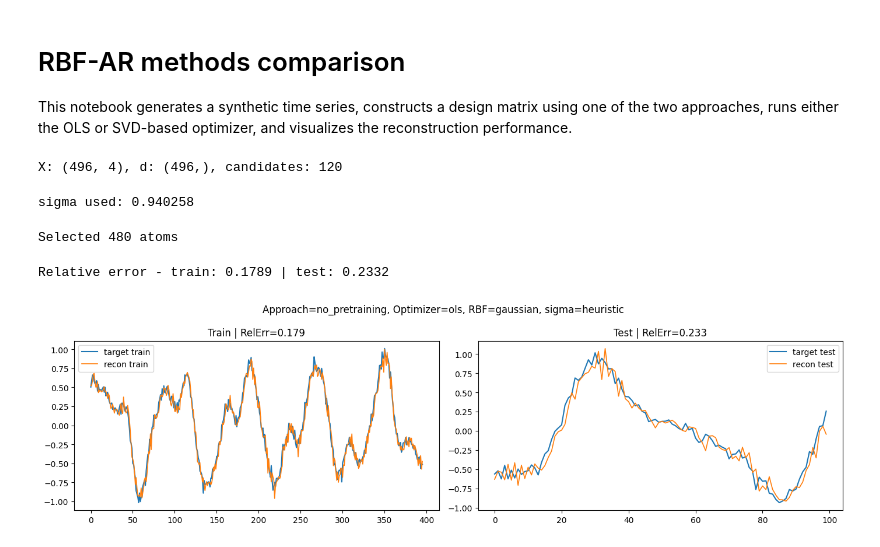
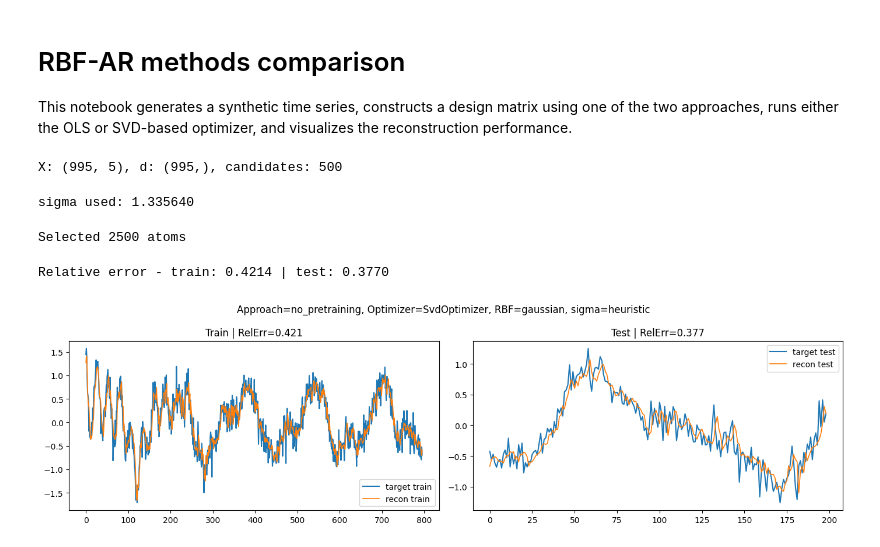
Before and after one commit to lichterberci/rbfar-ols, a Jupyter notebook: rbfar-methods-comparison.ipynb, the cells around one changed output. Drawn from its saved outputs; the diff is of its cells as text; code cells hidden in the pictures.

```diff
--- a/rbfar-methods-comparison.ipynb
+++ b/rbfar-methods-comparison.ipynb
@@ -63,6 +49,7 @@ def make_time_series(l=cfg.l, noise=cfg.noise, seed=0):
         0.6*np.sin(0.6*t)
         + 0.3*np.sin(1.3*t + 0.5)
         + 0.1*np.sin(2.1*t + 1.2)
+        + np.exp(-0.1*t)*np.sin(3.7*t + 0.7)
     )
     y += noise * rng.standard_normal(l)
     return y.astype(np.float32)
@@ -87,9 +74,10 @@ candidate_indices = torch.arange(m, dtype=torch.long)
 
 print(f"X: {tuple(X.shape)}, d: {tuple(d.shape)}, candidates: {m}")
 # %% [output]
-X: (496, 4), d: (496,), candidates: 120
+X: (995, 5), d: (995,), candidates: 500
 # %%
 # Split into train/test and precompute sigma
+
 
 split = int(0.8 * l_eff)
 X_train, X_test = X[:split], X[split:]
@@ -97,45 +85,34 @@ d_train, d_test = d[:split], d[split:]
 
 # Candidate centres remain the same indices for the full dataset; for fair use,
 # we can restrict centres to train rows if desired. Here we use train indices.
-train_candidates = torch.arange(min(cfg.m, X_train.shape[0]), dtype=torch.long)
+train_candidates = torch.randperm(X_train.shape[0], dtype=torch.long)[:min(cfg.m, X_train.shape[0])]
 
 # Compute sigma once (heuristic) on the training set for reproducibility
 sigma_val = (
-    dm.estimate_sigma_median(X_train, train_candidates).item()
+    estimate_sigma_median(X_train, train_candidates).item()
     if cfg.sigma is None
     else cfg.sigma
 )
 print(f"sigma used: {sigma_val:.6f}" if isinstance(sigma_val, float) else f"sigma used: {sigma_val}")
 # %% [output]
-sigma used: 0.940258
+sigma used: 1.335640
 # %%
-# Build design matrix using selected approach and run optimizer
-
-rbf = rbf_map[cfg.rbf]
 
 # Build train P
 if cfg.approach == "no_pretraining":
-    P_train = dm.construct_design_matrix_with_no_pretraining(
-        X_train, d_train, candidate_indices=train_candidates, radial_basis_function=rbf, sigma=sigma_val
+    P_train = construct_design_matrix_with_no_pretraining(
+        X_train, d_train, candidate_indices=train_candidates, radial_basis_function=cfg.rbf, sigma=sigma_val
     )
 elif cfg.approach == "local_pretraining":
-    P_train = dm.construct_design_matrix_with_local_pretraining(
-        X_train, d_train, candidate_indices=train_candidates, radial_basis_function=rbf, sigma=sigma_val, ridge=cfg.ridge
+    P_train = construct_design_matrix_with_local_pretraining(
+        X_train, d_train, candidate_indices=train_candidates, radial_basis_function=cfg.rbf, sigma=sigma_val, ridge=cfg.ridge
     )
 else:
     raise ValueError("Unknown approach")
 
 # Choose optimizer (fit on train)
-if cfg.optimizer == "ols":
-    Optim = ols_mod.OlsOptimizer
-    opt = Optim(rho=1e-2, epsilon=1e-8)
-    sel_idx, weights = opt.optimize(P_train, d_train)
-elif cfg.optimizer == "svd":
-    Optim = svd_mod.SvdOptimizer
-    opt = Optim(epsilon=1e-2, alpha=1e-5, delta=1e-4)
-    sel_idx, weights = opt.optimize(P_train, d_train)
-else:
-    raise ValueError("Unknown optimizer")
+
+sel_idx, weights = cfg.optimizer.optimize(P_train, d_train)
 
 print(f"Selected {sel_idx.numel()} atoms")
 
@@ -146,8 +123,8 @@ if cfg.approach == "no_pretraining":
     # d is unused for this approach, but must have correct length
     d_stack = torch.zeros(X_stack.shape[0], dtype=X_stack.dtype)
     cand_stack = train_candidates + lt  # offset into the training part
-    P_stack = dm.construct_design_matrix_with_no_pretraining(
-        X_stack, d_stack, candidate_indices=cand_stack, radial_basis_function=rbf, sigma=sigma_val
+    P_stack = construct_design_matrix_with_no_pretraining(
+        X_stack, d_stack, candidate_indices=cand_stack, radial_basis_function=cfg.rbf, sigma=sigma_val
     )
     P_test = P_stack[:lt]
 else:
@@ -155,47 +132,47 @@ else:
     # This means building P_test here re-trains local models on test, which is
     # not a faithful generalization evaluation of train-learned local models.
     # A proper split would require exposing train-fitted local models.
-    P_test = dm.construct_design_matrix_with_local_pretraining(
-        X_test, d_test, candidate_indices=train_candidates, radial_basis_function=rbf, sigma=sigma_val, ridge=cfg.ridge
+    P_test = construct_design_matrix_with_local_pretraining(
+        X_test, d_test, candidate_indices=train_candidates, radial_basis_function=cfg.rbf, sigma=sigma_val, ridge=cfg.ridge
     )
 
 # Stash for analysis
 P_train, P_test, sel_idx, weights = P_train, P_test, sel_idx, weights
 # %% [output]
-Selected 480 atoms
+Selected 2500 atoms
 # %%
 # Analyze reconstruction and visualize
 
 def rel_err(a, b):
     a = a.reshape(-1)
     b = b.reshape(-1)
     return torch.linalg.norm(a - b) / (torch.linalg.norm(b) + 1e-12)
 
 with torch.no_grad():
     y_hat_train = torch.zeros_like(d_train)
     y_hat_test = torch.zeros_like(d_test)
     if sel_idx.numel() > 0:
         y_hat_train = P_train[:, sel_idx] @ weights
         y_hat_test = P_test[:, sel_idx] @ weights
 
 rerr_train = float(rel_err(y_hat_train, d_train))
 rerr_test = float(rel_err(y_hat_test, d_test))
 print(f"Relative error - train: {rerr_train:.4f} | test: {rerr_test:.4f}")
 
 fig, axes = plt.subplots(1, 2, figsize=(14, 4), sharey=False)
 axes[0].plot(d_train.numpy(), label="target train", lw=1.5)
 axes[0].plot(y_hat_train.numpy(), label="recon train", lw=1.2)
 axes[0].set_title(f"Train | RelErr={rerr_train:.3f}")
 axes[0].legend()
 
 axes[1].plot(d_test.numpy(), label="target test", lw=1.5)
 axes[1].plot(y_hat_test.numpy(), label="recon test", lw=1.2)
 axes[1].set_title(f"Test | RelErr={rerr_test:.3f}")
 axes[1].legend()
 
-plt.suptitle(f"Approach={cfg.approach}, Optimizer={cfg.optimizer}, RBF={cfg.rbf}, sigma={'heuristic' if cfg.sigma is None else cfg.sigma}")
+plt.suptitle(f"Approach={cfg.approach}, Optimizer={type(cfg.optimizer).__name__}, RBF={str(cfg.rbf)}, sigma={'heuristic' if cfg.sigma is None else cfg.sigma}")
 plt.tight_layout()
 plt.show()
 # %% [output]
-Relative error - train: 0.1789 | test: 0.2332
+Relative error - train: 0.4214 | test: 0.3770
-[figure, old version]
+[figure, new version]
```
Also changed, not shown: parts of 6 cells of this notebook, 2 other files.
